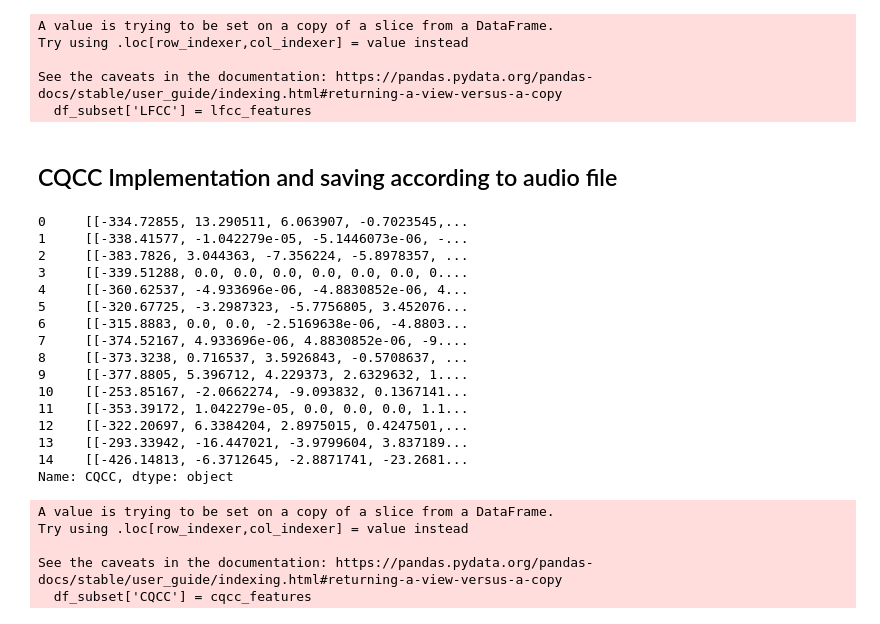
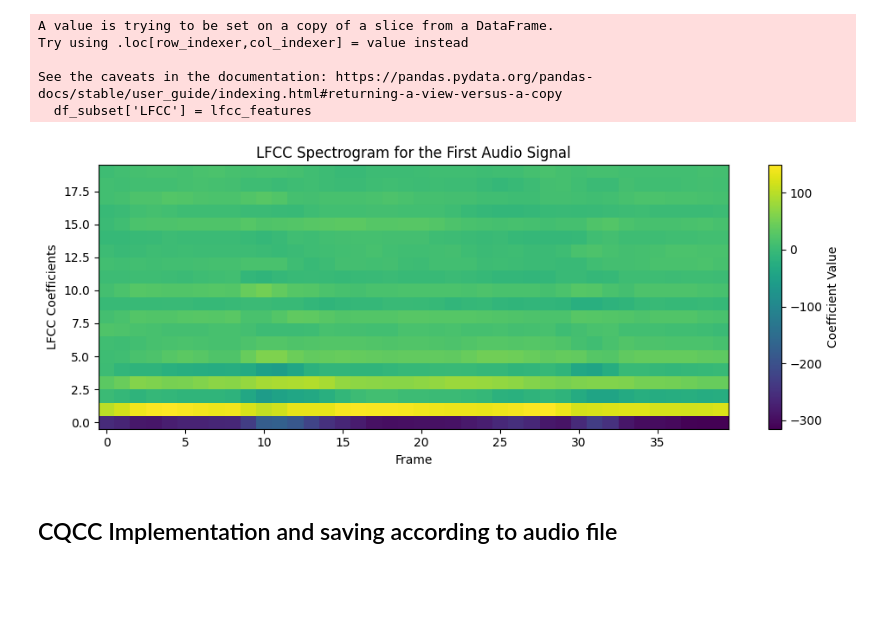
Before and after one commit to CaCuCkA/ukranian-spoken-digits, a Jupyter notebook: audio_digits_recognition.ipynb, the cells around one changed output. Cells and saved outputs as stored; diff of their text form; code cells hidden in the pictures; blank space fills up the shorter version.

Commit message:
updated vis and CQCC

```diff
--- a/audio_digits_recognition.ipynb
+++ b/audio_digits_recognition.ipynb
@@ -152,47 +151,17 @@ Try using .loc[row_indexer,col_indexer] = value instead
 
 See the caveats in the documentation: https://pandas.pydata.org/pandas-docs/stable/user_guide/indexing.html#returning-a-view-versus-a-copy
   df_subset['LFCC'] = lfcc_features
+# %%
+first_lfcc_features = lfcc_features[0]
+plt.figure(figsize=(10, 4))
+plt.imshow(first_lfcc_features, aspect='auto', origin='lower', cmap='viridis')
+plt.title('LFCC Spectrogram for the First Audio Signal')
+plt.ylabel('LFCC Coefficients')
+plt.xlabel('Frame')
+plt.colorbar(label='Coefficient Value')
+plt.tight_layout()
+plt.show()
+# %% [output]
+[figure, added]
 # %% [markdown]
 ## CQCC Implementation and saving according to audio file
-# %%
-def extract_CQCC(file_path):
-    audio_path = file_path
-    y, sr = librosa.load(audio_path)
-    # Compute the Constant Q Transform
-    CQT = librosa.cqt(y, sr=sr)
-    # Convert to Power Spectrum
-    power_CQT = np.abs(CQT)**2
-    # apply log
-    log_power_CQT = librosa.amplitude_to_db(power_CQT)
-    cqcc = dct(log_power_CQT, type=2, axis=-1, norm='ortho')
-    cqcc = cqcc[:13]
-    return cqcc
-
-cqcc_features = []
-for file_path in df_subset['file_path']:
-    cqcc = extract_CQCC(file_path)
-    cqcc_features.append(cqcc)
-
-df_subset['CQCC'] = cqcc_features
-# %% [output]
-0     [[-334.72855, 13.290511, 6.063907, -0.7023545,...
-1     [[-338.41577, -1.042279e-05, -5.1446073e-06, -...
-2     [[-383.7826, 3.044363, -7.356224, -5.8978357, ...
-3     [[-339.51288, 0.0, 0.0, 0.0, 0.0, 0.0, 0.0, 0....
-4     [[-360.62537, -4.933696e-06, -4.8830852e-06, 4...
-5     [[-320.67725, -3.2987323, -5.7756805, 3.452076...
-6     [[-315.8883, 0.0, 0.0, -2.5169638e-06, -4.8803...
-7     [[-374.52167, 4.933696e-06, 4.8830852e-06, -9....
-8     [[-373.3238, 0.716537, 3.5926843, -0.5708637, ...
-9     [[-377.8805, 5.396712, 4.229373, 2.6329632, 1....
-10    [[-253.85167, -2.0662274, -9.093832, 0.1367141...
-11    [[-353.39172, 1.042279e-05, 0.0, 0.0, 0.0, 1.1...
-12    [[-322.20697, 6.3384204, 2.8975015, 0.4247501,...
-13    [[-293.33942, -16.447021, -3.9799604, 3.837189...
-14    [[-426.14813, -6.3712645, -2.8871741, -23.2681...
-Name: CQCC, dtype: object
-A value is trying to be set on a copy of a slice from a DataFrame.
-Try using .loc[row_indexer,col_indexer] = value instead
-
-See the caveats in the documentation: https://pandas.pydata.org/pandas-docs/stable/user_guide/indexing.html#returning-a-view-versus-a-copy
-  df_subset['CQCC'] = cqcc_features
```
Also changed, not shown: parts of 6 cells of this notebook.
